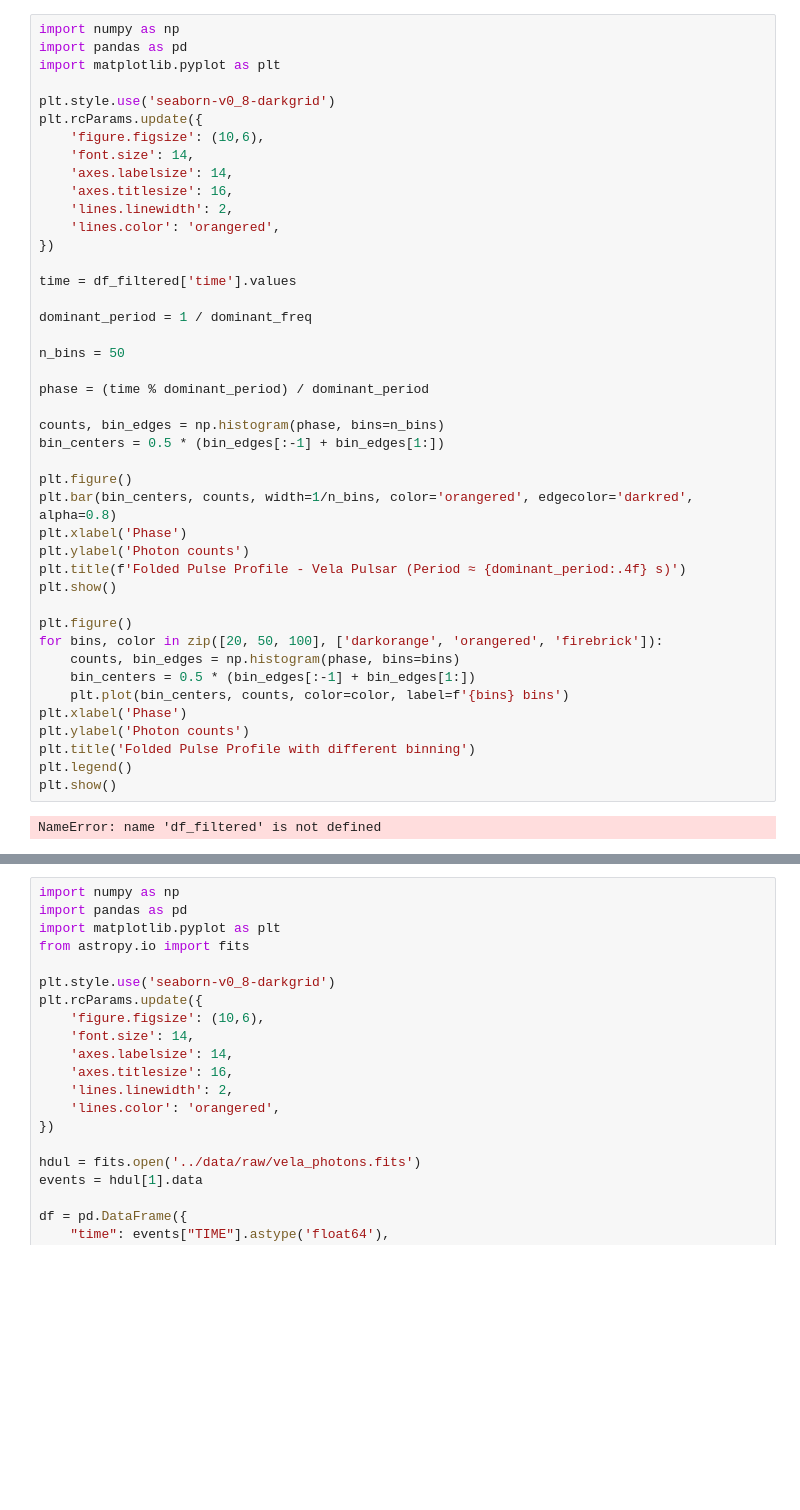
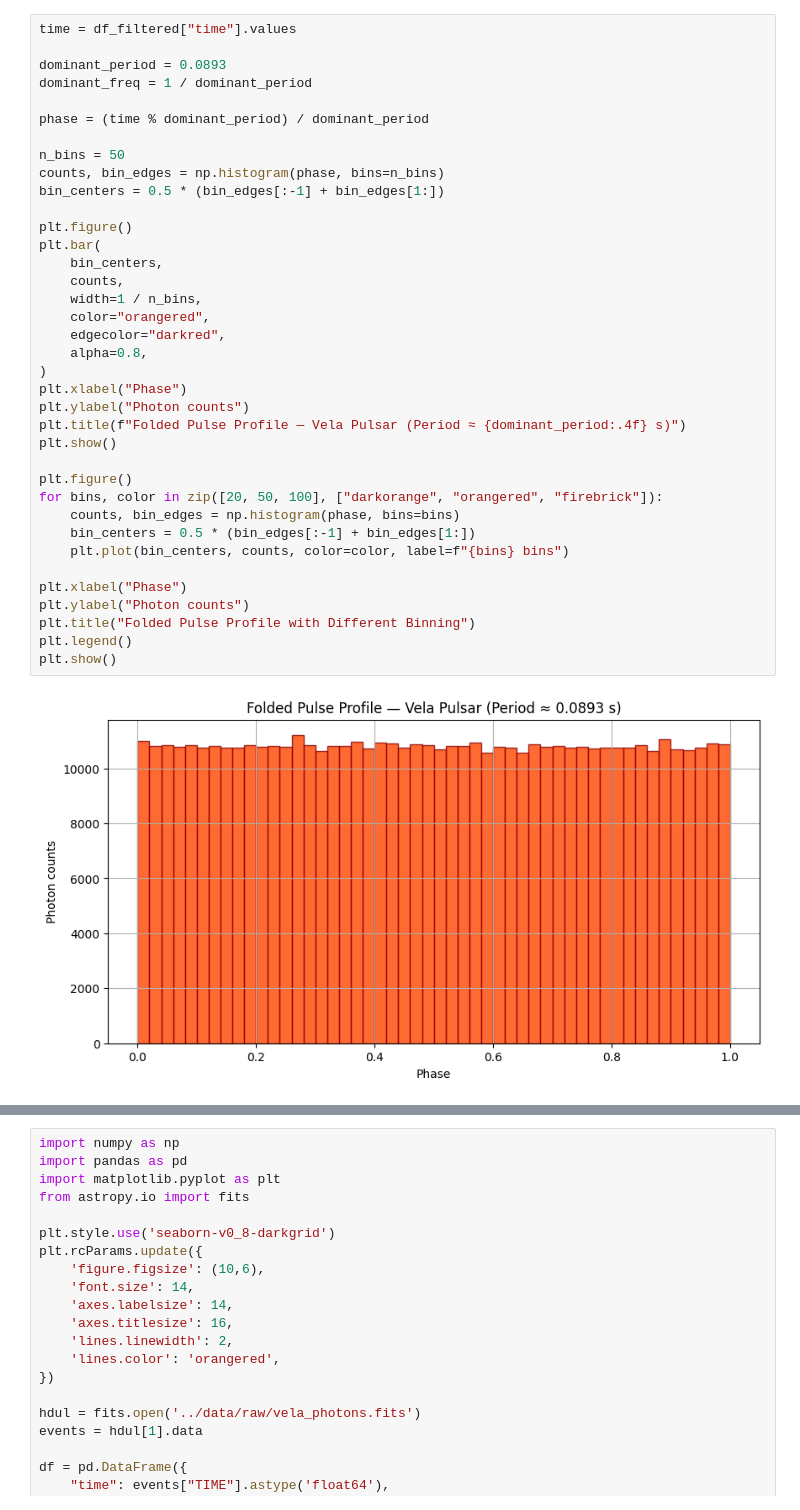
Before and after one commit to kva99kva-eng/pulsar, a Jupyter notebook: notebooks/05_epoch_folding.ipynb, the cells around one changed output, grey strips where cells are left out. Saved outputs shown, nothing was run; the diff lists cells and outputs as text; blank space fills up the shorter version.

```diff
--- a/notebooks/05_epoch_folding.ipynb
+++ b/notebooks/05_epoch_folding.ipynb
@@ -1,45 +52,39 @@
 # %%
-import numpy as np
-import pandas as pd
-import matplotlib.pyplot as plt
+time = df_filtered["time"].values
 
-plt.style.use('seaborn-v0_8-darkgrid')
-plt.rcParams.update({
-    'figure.figsize': (10,6),
-    'font.size': 14,
-    'axes.labelsize': 14,
-    'axes.titlesize': 16,
-    'lines.linewidth': 2,
-    'lines.color': 'orangered',
-})
-
-time = df_filtered['time'].values
-
-dominant_period = 1 / dominant_freq
-
-n_bins = 50
+dominant_period = 0.0893
+dominant_freq = 1 / dominant_period
 
 phase = (time % dominant_period) / dominant_period
 
+n_bins = 50
 counts, bin_edges = np.histogram(phase, bins=n_bins)
 bin_centers = 0.5 * (bin_edges[:-1] + bin_edges[1:])
 
 plt.figure()
-plt.bar(bin_centers, counts, width=1/n_bins, color='orangered', edgecolor='darkred', alpha=0.8)
-plt.xlabel('Phase')
-plt.ylabel('Photon counts')
-plt.title(f'Folded Pulse Profile - Vela Pulsar (Period ≈ {dominant_period:.4f} s)')
+plt.bar(
+    bin_centers,
+    counts,
+    width=1 / n_bins,
+    color="orangered",
+    edgecolor="darkred",
+    alpha=0.8,
+)
+plt.xlabel("Phase")
+plt.ylabel("Photon counts")
+plt.title(f"Folded Pulse Profile — Vela Pulsar (Period ≈ {dominant_period:.4f} s)")
 plt.show()
 
 plt.figure()
-for bins, color in zip([20, 50, 100], ['darkorange', 'orangered', 'firebrick']):
+for bins, color in zip([20, 50, 100], ["darkorange", "orangered", "firebrick"]):
     counts, bin_edges = np.histogram(phase, bins=bins)
     bin_centers = 0.5 * (bin_edges[:-1] + bin_edges[1:])
-    plt.plot(bin_centers, counts, color=color, label=f'{bins} bins')
-plt.xlabel('Phase')
-plt.ylabel('Photon counts')
-plt.title('Folded Pulse Profile with different binning')
+    plt.plot(bin_centers, counts, color=color, label=f"{bins} bins")
+
+plt.xlabel("Phase")
+plt.ylabel("Photon counts")
+plt.title("Folded Pulse Profile with Different Binning")
 plt.legend()
 plt.show()
 # %% [output]
-NameError: name 'df_filtered' is not defined
+[figure, added]
```
Also changed, not shown: parts of 5 cells of this notebook, 2 other files.
